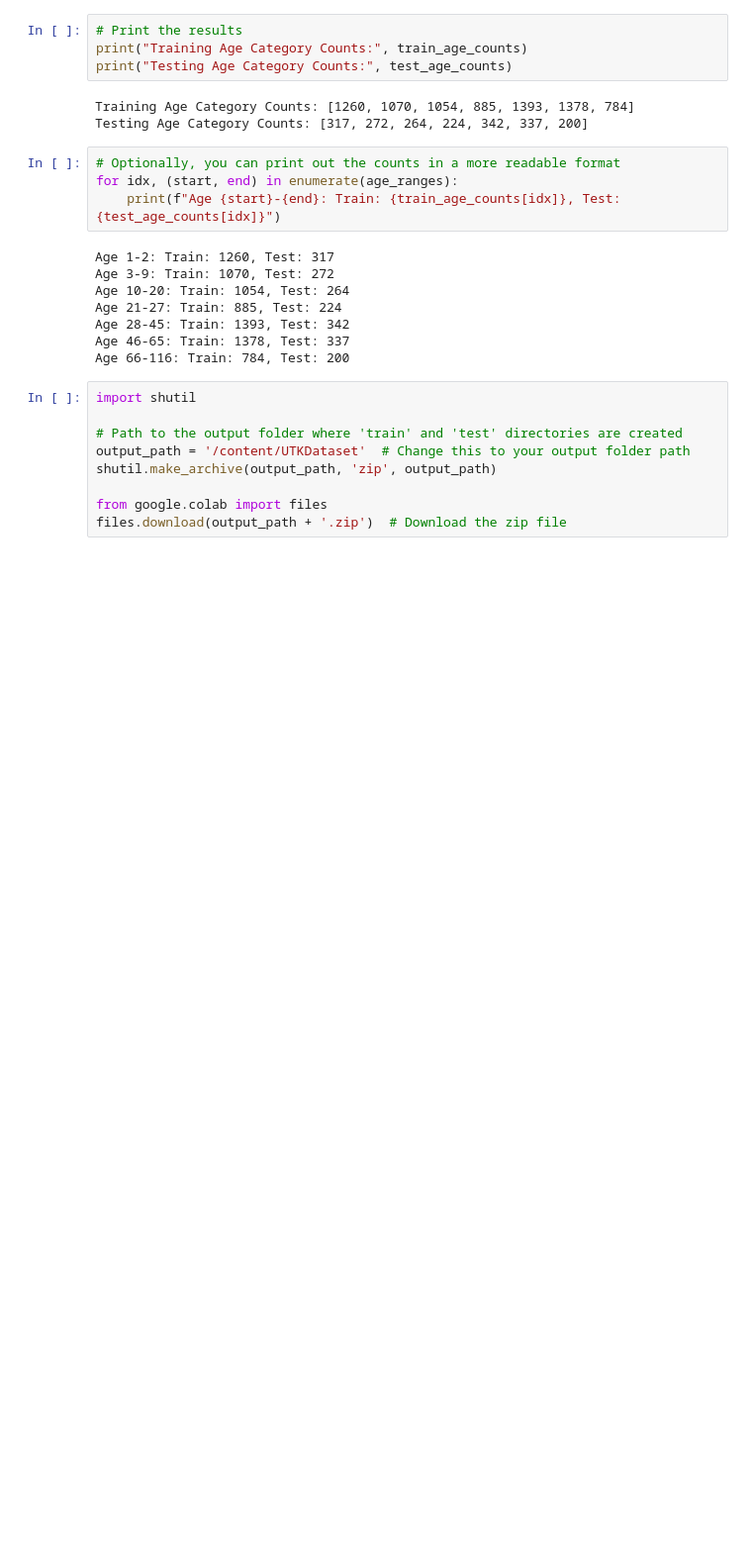
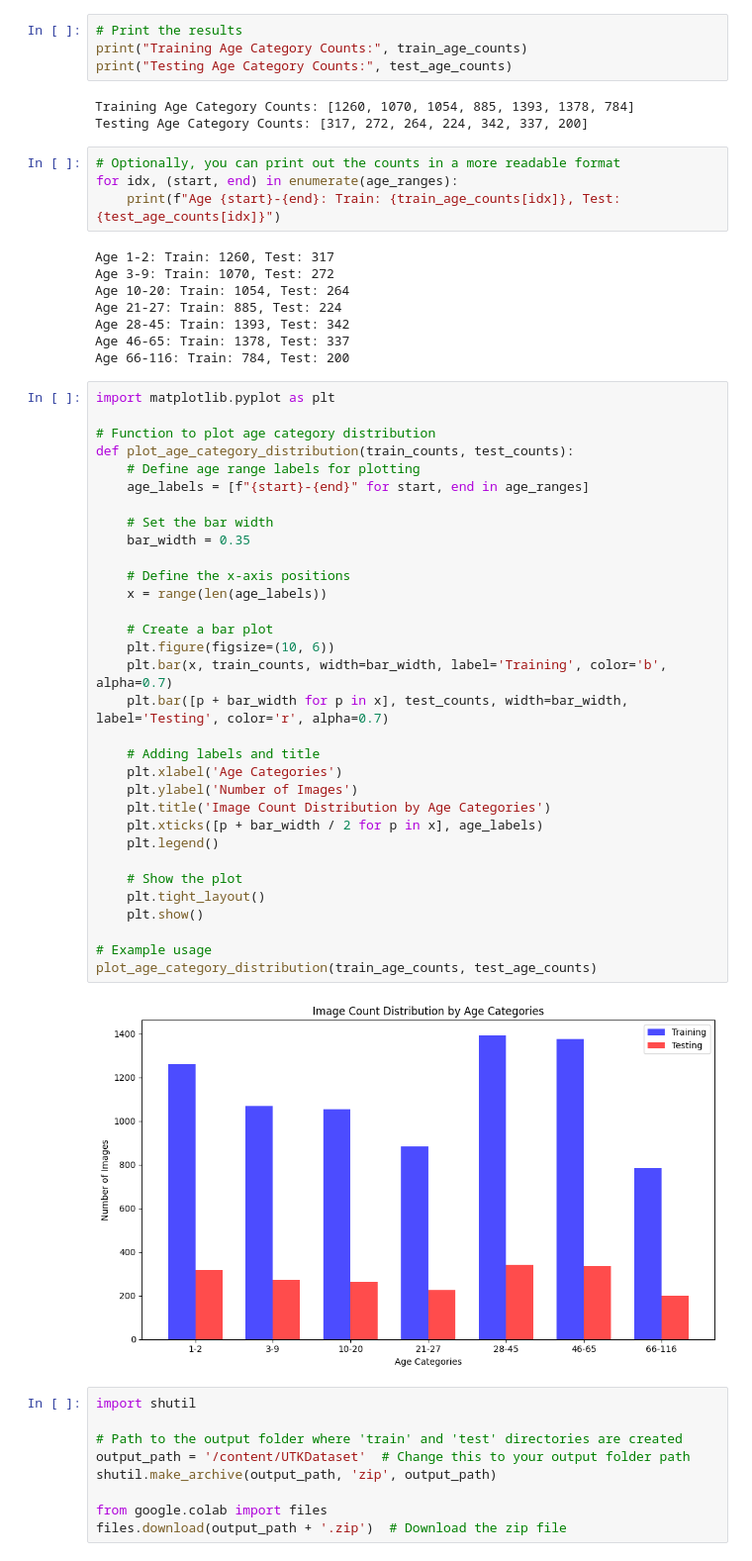
Before and after one commit to vipin-jangra/face-age-estimation-CNN, a Jupyter notebook: Utk_Dataset_preprocess.ipynb, the cells around one changed output. Shown: that part at 99% size. Saved outputs shown, nothing was run; the diff lists cells and outputs as text; blank space fills up the shorter version.

```diff
--- a/Utk_Dataset_preprocess.ipynb
+++ b/Utk_Dataset_preprocess.ipynb
@@ -194,6 +194,40 @@ Age 21-27: Train: 885, Test: 224
 Age 28-45: Train: 1393, Test: 342
 Age 46-65: Train: 1378, Test: 337
 Age 66-116: Train: 784, Test: 200
+# %%
+import matplotlib.pyplot as plt
+
+# Function to plot age category distribution
+def plot_age_category_distribution(train_counts, test_counts):
+    # Define age range labels for plotting
+    age_labels = [f"{start}-{end}" for start, end in age_ranges]
+
+    # Set the bar width
+    bar_width = 0.35
+
+    # Define the x-axis positions
+    x = range(len(age_labels))
+
+    # Create a bar plot
+    plt.figure(figsize=(10, 6))
+    plt.bar(x, train_counts, width=bar_width, label='Training', color='b', alpha=0.7)
+    plt.bar([p + bar_width for p in x], test_counts, width=bar_width, label='Testing', color='r', alpha=0.7)
+
+    # Adding labels and title
+    plt.xlabel('Age Categories')
+    plt.ylabel('Number of Images')
+    plt.title('Image Count Distribution by Age Categories')
+    plt.xticks([p + bar_width / 2 for p in x], age_labels)
+    plt.legend()
+
+    # Show the plot
+    plt.tight_layout()
+    plt.show()
+
+# Example usage
+plot_age_category_distribution(train_age_counts, test_age_counts)
+# %% [output]
+[figure, added]
 # %%
 import shutil
 
```
